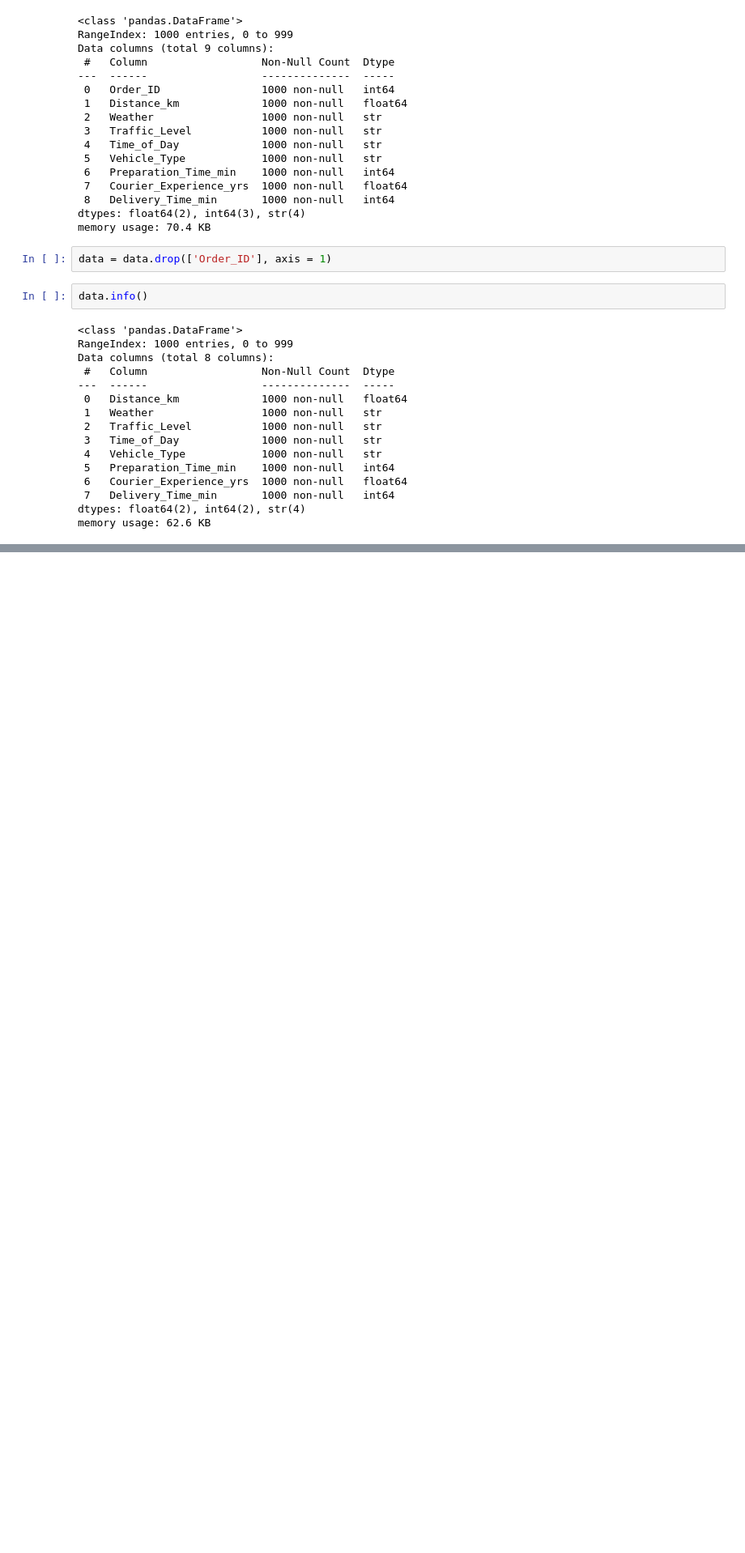
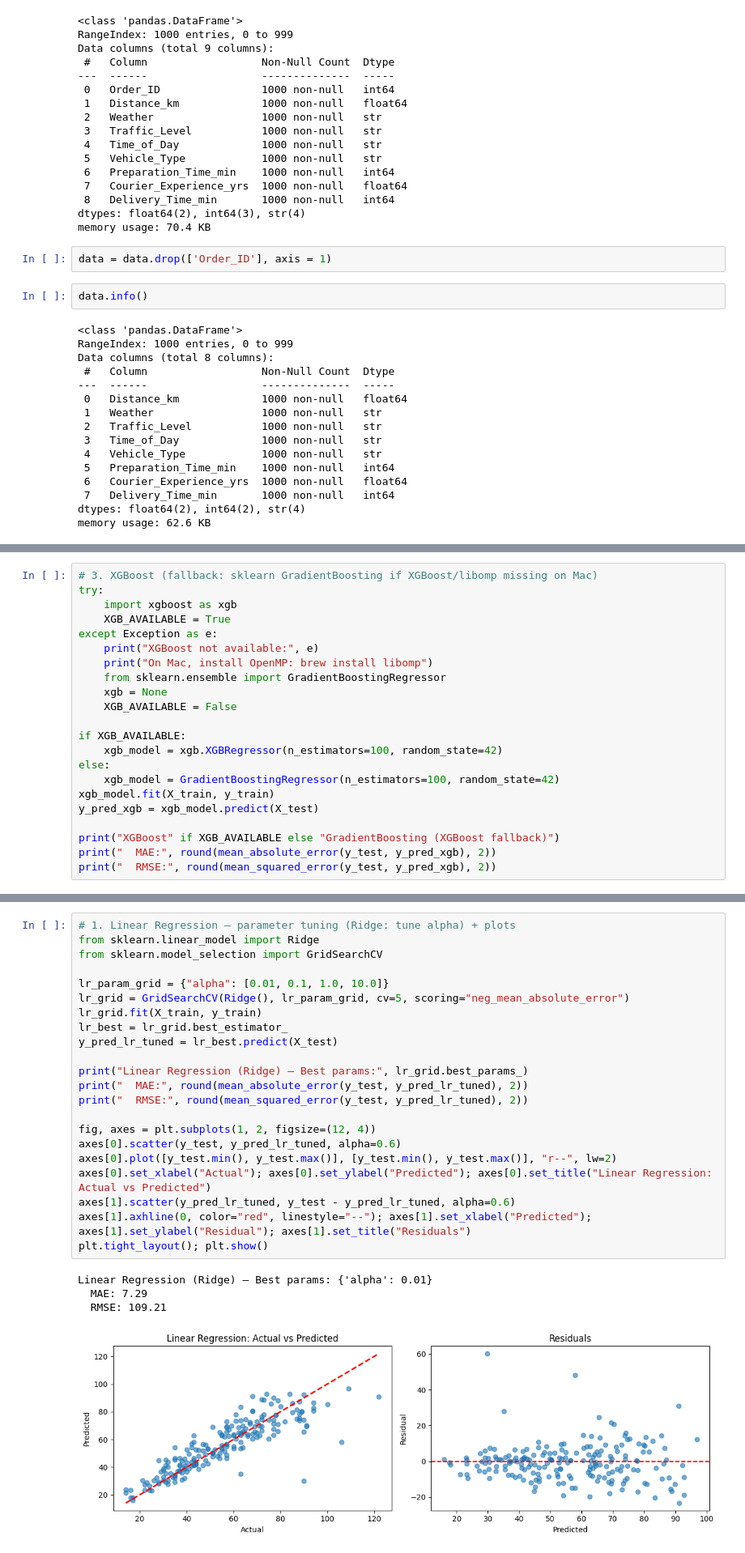
Before and after one commit to Aryan7440/Smart-food-delivery, a Jupyter notebook: notebook/food_delivery_estimation.ipynb, the cells around one changed output, grey strips where cells are left out. Shown at 81% size. Saved outputs shown, nothing was run; the diff lists cells and outputs as text; blank space fills up the shorter version.

Commit message:
delivery-time model done

```diff
--- a/notebook/food_delivery_estimation.ipynb
+++ b/notebook/food_delivery_estimation.ipynb
@@ -127,0 +243,22 @@ data.head(10)
+# %%
+# 3. XGBoost (fallback: sklearn GradientBoosting if XGBoost/libomp missing on Mac)
+try:
+    import xgboost as xgb
+    XGB_AVAILABLE = True
+except Exception as e:
+    print("XGBoost not available:", e)
+    print("On Mac, install OpenMP: brew install libomp")
+    from sklearn.ensemble import GradientBoostingRegressor
+    xgb = None
+    XGB_AVAILABLE = False
+
+if XGB_AVAILABLE:
+    xgb_model = xgb.XGBRegressor(n_estimators=100, random_state=42)
+else:
+    xgb_model = GradientBoostingRegressor(n_estimators=100, random_state=42)
+xgb_model.fit(X_train, y_train)
+y_pred_xgb = xgb_model.predict(X_test)
+
+print("XGBoost" if XGB_AVAILABLE else "GradientBoosting (XGBoost fallback)")
+print("  MAE:", round(mean_absolute_error(y_test, y_pred_xgb), 2))
+print("  RMSE:", round(mean_squared_error(y_test, y_pred_xgb), 2))
@@ -127,0 +287,27 @@ data.head(10)
+# %%
+# 1. Linear Regression — parameter tuning (Ridge: tune alpha) + plots
+from sklearn.linear_model import Ridge
+from sklearn.model_selection import GridSearchCV
+
+lr_param_grid = {"alpha": [0.01, 0.1, 1.0, 10.0]}
+lr_grid = GridSearchCV(Ridge(), lr_param_grid, cv=5, scoring="neg_mean_absolute_error")
+lr_grid.fit(X_train, y_train)
+lr_best = lr_grid.best_estimator_
+y_pred_lr_tuned = lr_best.predict(X_test)
+
+print("Linear Regression (Ridge) — Best params:", lr_grid.best_params_)
+print("  MAE:", round(mean_absolute_error(y_test, y_pred_lr_tuned), 2))
+print("  RMSE:", round(mean_squared_error(y_test, y_pred_lr_tuned), 2))
+
+fig, axes = plt.subplots(1, 2, figsize=(12, 4))
+axes[0].scatter(y_test, y_pred_lr_tuned, alpha=0.6)
+axes[0].plot([y_test.min(), y_test.max()], [y_test.min(), y_test.max()], "r--", lw=2)
+axes[0].set_xlabel("Actual"); axes[0].set_ylabel("Predicted"); axes[0].set_title("Linear Regression: Actual vs Predicted")
+axes[1].scatter(y_pred_lr_tuned, y_test - y_pred_lr_tuned, alpha=0.6)
+axes[1].axhline(0, color="red", linestyle="--"); axes[1].set_xlabel("Predicted"); axes[1].set_ylabel("Residual"); axes[1].set_title("Residuals")
+plt.tight_layout(); plt.show()
+# %% [output]
+Linear Regression (Ridge) — Best params: {'alpha': 0.01}
+  MAE: 7.29
+  RMSE: 109.21
+[figure, added]
```
Also changed, not shown: parts of 19 cells of this notebook, 5 other files.
